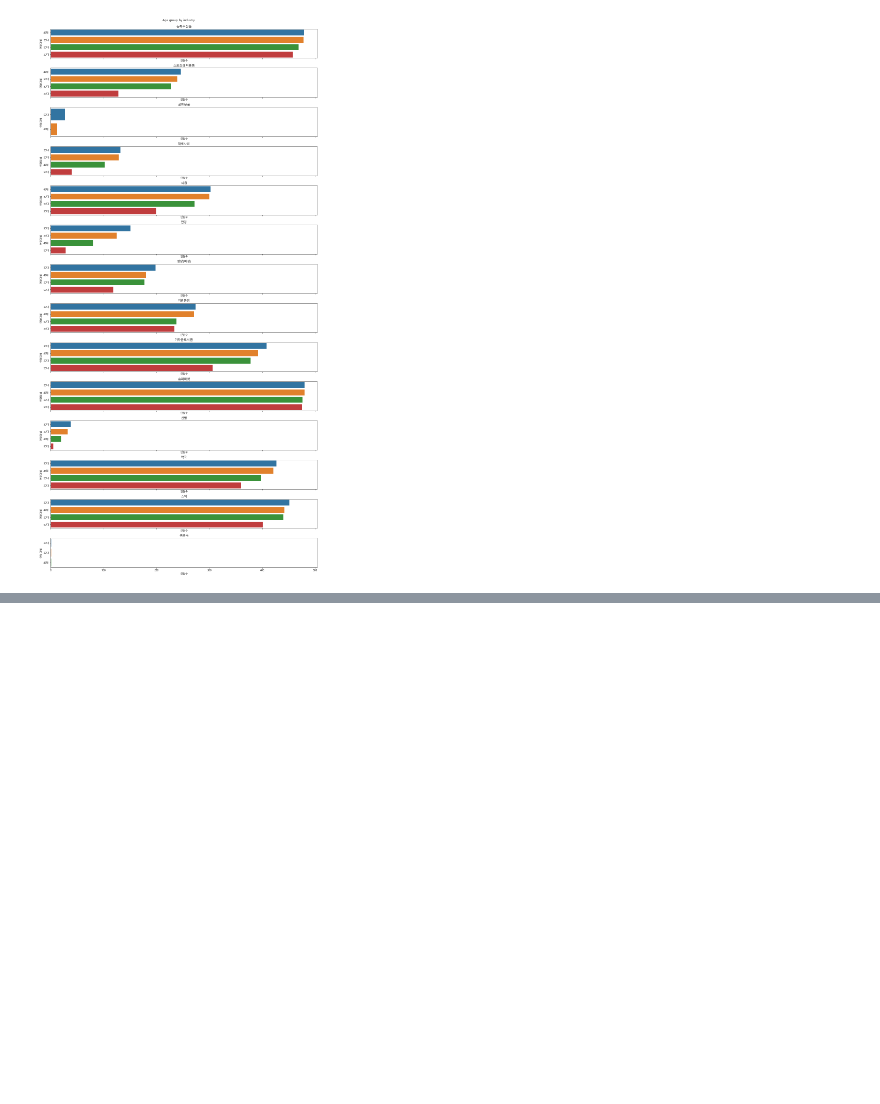
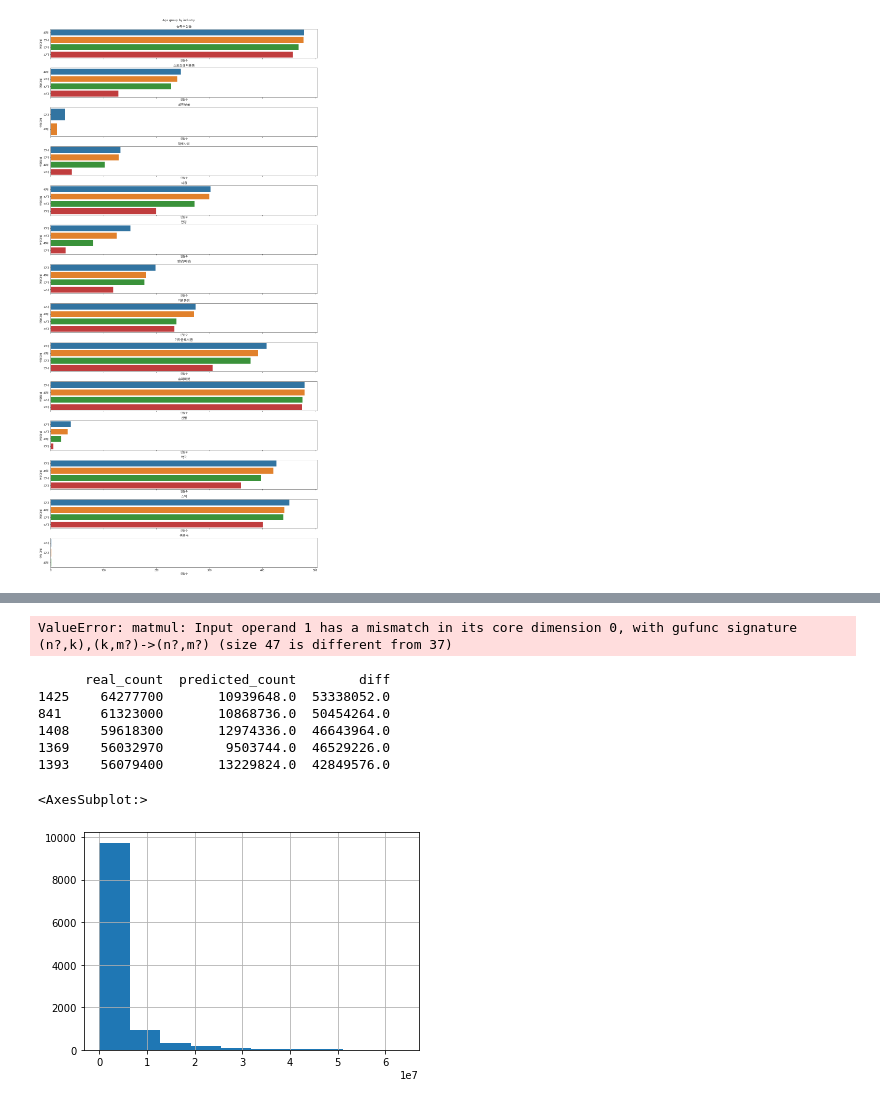
Before and after one commit to So-chankyun/consumption-pattern-analysis-of-jeju-tourist, a Jupyter notebook: consumption pattern analysis of jeju tourist.ipynb, the cells around one changed output, grey strips where cells are left out. Saved outputs shown, nothing was run; the diff lists cells and outputs as text; code cells hidden in the pictures; blank space fills up the shorter version.

Commit message:
Create Linear Regression Model

```diff
--- a/consumption pattern analysis of jeju tourist.ipynb
+++ b/consumption pattern analysis of jeju tourist.ipynb
@@ -461,0 +454,3 @@ Text(0.5, 0.98, 'Age group by industry')
+# %%
+local_train = data[data['기준년월'] <= '2016-05-01'].reset_index(drop=True)
+local_test = data[data['기준년월'] > '2016-05-01'].reset_index(drop=True)
@@ -461,0 +473,15 @@ Text(0.5, 0.98, 'Age group by industry')
+# %%
+ohe = OneHotEncoder(sparse=False)
+lbl = LabelEncoder()
+
+cat_cols = ['제주 대분류','제주 중분류','업종명','성별','연령대별']
+for col in tqdm_notebook( cat_cols ):  # tqdm_notebook, 현재 for loop가 몇단계 진행되었는가 확인할 때 편리하다.
+    temp_df = pd.concat([ local_train[[col]], local_test[[col]] ] , axis=0)
+
+    lbl.fit(temp_df[col])
+    temp_df_lbl = lbl.transform(temp_df[col])
+
+    ohe.fit()
+
+    local_train[col] = ohe.transform(local_train[col])
+    local_test[col] = ohe.transform(local_test[col])
@@ -461,0 +619,37 @@ Text(0.5, 0.98, 'Age group by industry')
+# %%
+X_train, y_train = local_train.drop(['카드이용금액'],axis=1,inplace=False), local_train['카드이용금액']
+X_test, y_test = local_test.drop(['카드이용금액'],axis=1,inplace=False), local_test['카드이용금액']
+
+lr = LinearRegression()
+lr.fit(X_train, y_train)
+y_preds = lr.predict(X_test)
+mse = mean_squared_error(y_test, y_preds)
+rmse = np.sqrt(mse)
+
+print('MSE : {0:.3f}, RMSE : {1:.3F}'.format(mse,rmse))
+print('Variance score : {0:3f}'.format(r2_score(y_test,y_preds)))
+print('절편 값:',lr.intercept_)
+print('회귀 계수값:',np.round(lr.coef_,1))
+# %% [output]
+ValueError: matmul: Input operand 1 has a mismatch in its core dimension 0, with gufunc signature (n?,k),(k,m?)->(n?,m?) (size 47 is different from 37)
+# %%
+def get_top_error_data(y_test,pred,n_tops=5):
+    result_df = pd.DataFrame(y_test.values,columns=['real_count'])
+    result_df['predicted_count'] = np.round(pred)
+    result_df['diff'] = np.abs(result_df['real_count']-result_df['predicted_count'])
+
+    print(result_df.sort_values('diff',ascending=False)[:n_tops])
+
+get_top_error_data(y_test,y_preds,n_tops=5)
+# %% [output]
+      real_count  predicted_count        diff
+1425    64277700       10939648.0  53338052.0
+841     61323000       10868736.0  50454264.0
+1408    59618300       12974336.0  46643964.0
+1369    56032970        9503744.0  46529226.0
+1393    56079400       13229824.0  42849576.0
+# %%
+y_train.hist()
+# %% [output]
+<AxesSubplot:>
+[figure, added]
```
Also changed, not shown: parts of 21 cells of this notebook.
